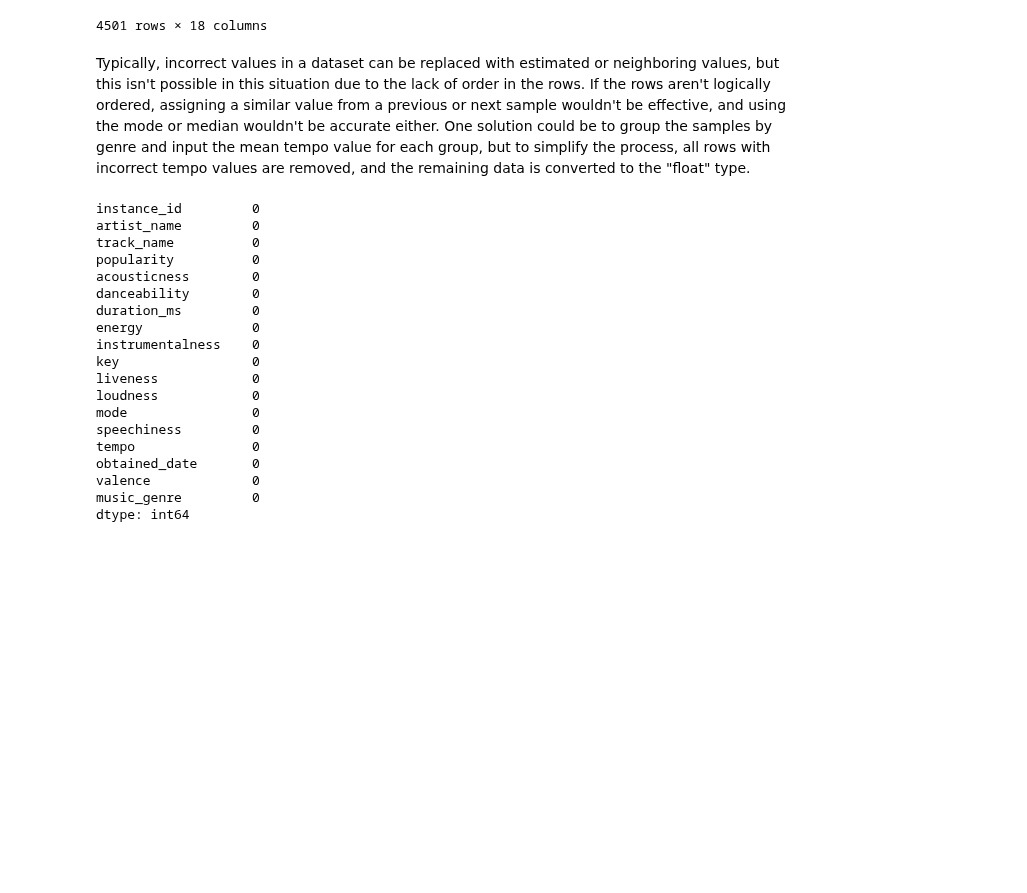
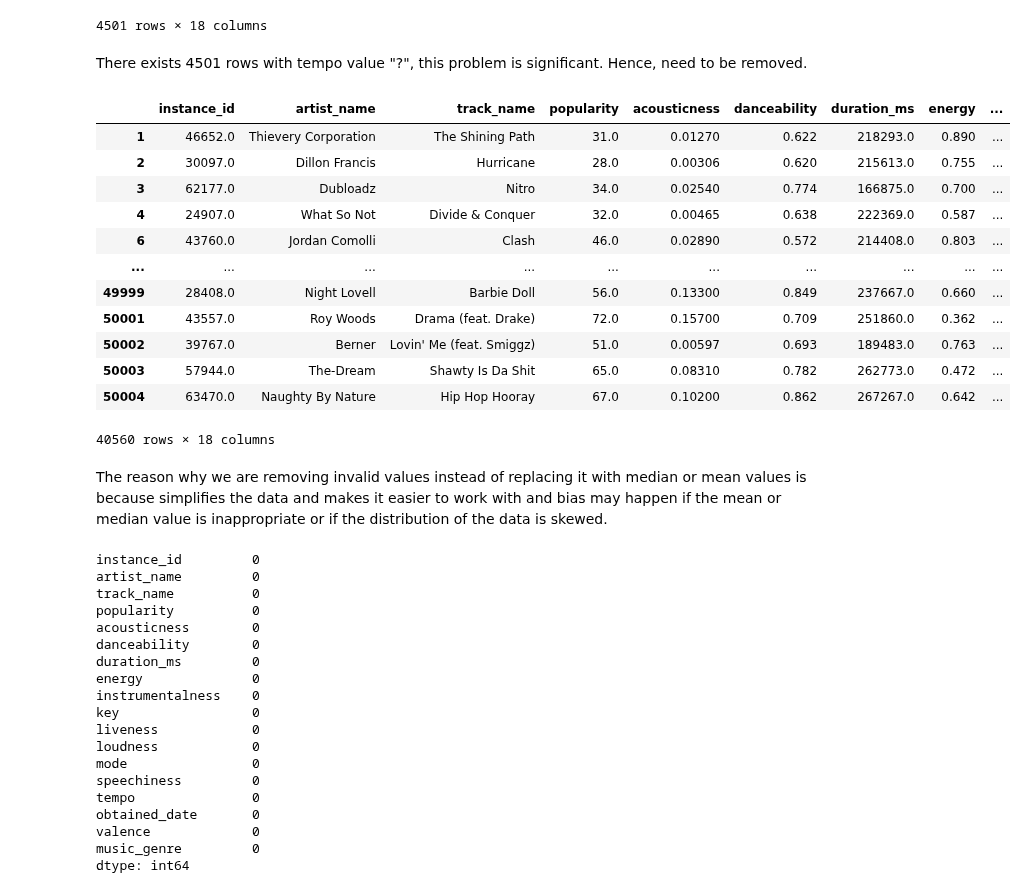
Before and after one commit to tanvi-jain3/SC1015-Song-Genre-Classification, a Jupyter notebook: 1) Loading and viewing dataset and 2) Data Cleaning.ipynb, the cells around one changed output. Cells and saved outputs as stored; diff of their text form; code cells hidden in the pictures; blank space fills up the shorter version.

```diff
--- a/1) Loading and viewing dataset and 2) Data Cleaning.ipynb
+++ b/1) Loading and viewing dataset and 2) Data Cleaning.ipynb
@@ -129,5 +121,24 @@ music[music["tempo"] == "?"]
 | 49976 | 79654.0 | Big Sean | Sunday Morning Jetpack | 52.0 | 0.70000 | 0.462 | 225067.0 | 0.741 | ... |
 | 49977 | 63945.0 | Nate Dogg | Music & Me | 58.0 | 0.10500 | 0.905 | 240627.0 | 0.414 | ... |
 4501 rows × 18 columns
+# %% [markdown]
+There exists 4501 rows with tempo value "?", this problem is significant. Hence, need to be removed.
+# %%
+music.drop(music[music['tempo'] == "?"].index, inplace = True)
+music
+# %% [output]
+|  | instance_id | artist_name | track_name | popularity | acousticness | danceability | duration_ms | energy | ... |
+| 1 | 46652.0 | Thievery Corporation | The Shining Path | 31.0 | 0.01270 | 0.622 | 218293.0 | 0.890 | ... |
+| 2 | 30097.0 | Dillon Francis | Hurricane | 28.0 | 0.00306 | 0.620 | 215613.0 | 0.755 | ... |
+| 3 | 62177.0 | Dubloadz | Nitro | 34.0 | 0.02540 | 0.774 | 166875.0 | 0.700 | ... |
+| 4 | 24907.0 | What So Not | Divide & Conquer | 32.0 | 0.00465 | 0.638 | 222369.0 | 0.587 | ... |
+| 6 | 43760.0 | Jordan Comolli | Clash | 46.0 | 0.02890 | 0.572 | 214408.0 | 0.803 | ... |
+| ... | ... | ... | ... | ... | ... | ... | ... | ... | ... |
+| 49999 | 28408.0 | Night Lovell | Barbie Doll | 56.0 | 0.13300 | 0.849 | 237667.0 | 0.660 | ... |
+| 50001 | 43557.0 | Roy Woods | Drama (feat. Drake) | 72.0 | 0.15700 | 0.709 | 251860.0 | 0.362 | ... |
+| 50002 | 39767.0 | Berner | Lovin' Me (feat. Smiggz) | 51.0 | 0.00597 | 0.693 | 189483.0 | 0.763 | ... |
+| 50003 | 57944.0 | The-Dream | Shawty Is Da Shit | 65.0 | 0.08310 | 0.782 | 262773.0 | 0.472 | ... |
+| 50004 | 63470.0 | Naughty By Nature | Hip Hop Hooray | 67.0 | 0.10200 | 0.862 | 267267.0 | 0.642 | ... |
+40560 rows × 18 columns
 # %% [markdown]
-Typically, incorrect values in a dataset can be replaced with estimated or neighboring values, but this isn't possible in this situation due to the lack of order in the rows. If the rows aren't logically ordered, assigning a similar value from a previous or next sample wouldn't be effective, and using the mode or median wouldn't be accurate either. One solution could be to group the samples by genre and input the mean tempo value for each group, but to simplify the process, all rows with incorrect tempo values are removed, and the remaining data is converted to the "float" type.
+The reason why we are removing invalid values instead of replacing it with median or mean values is because simplifies the data and makes it easier to work with and bias may happen if the mean or median value is inappropriate or if the distribution of the data is skewed.
```
Also changed, not shown: parts of 28 cells of this notebook, 1 other file.
